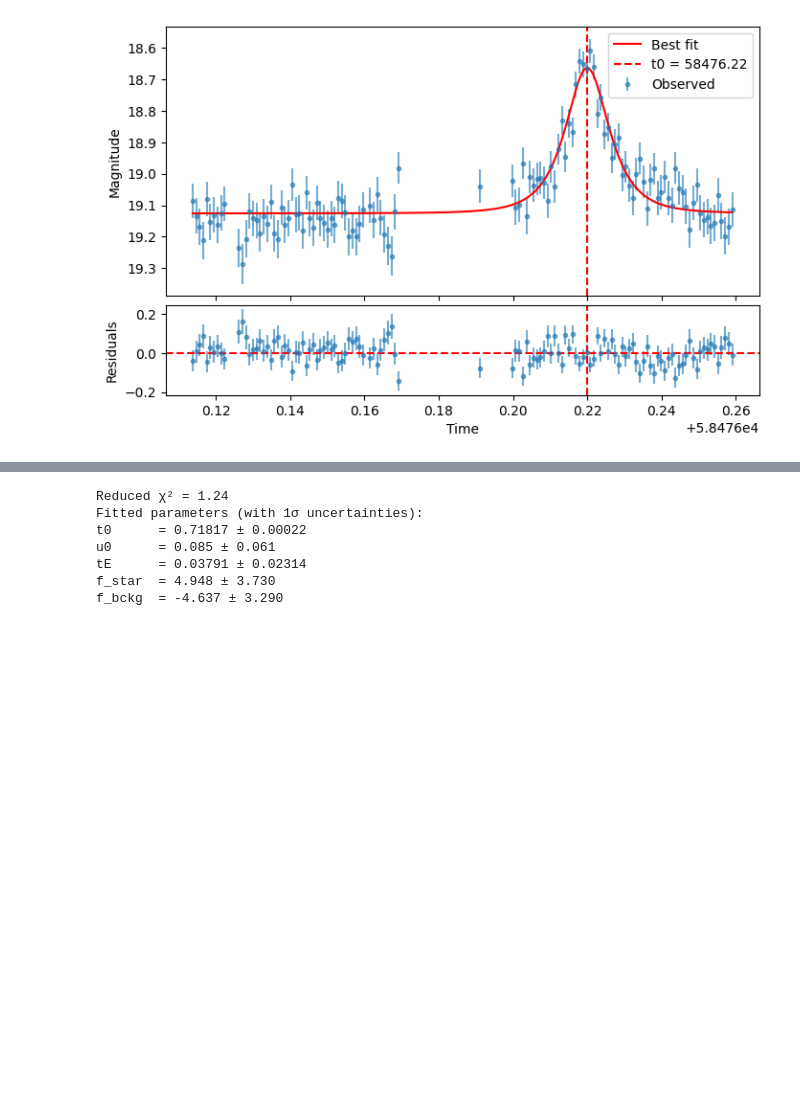
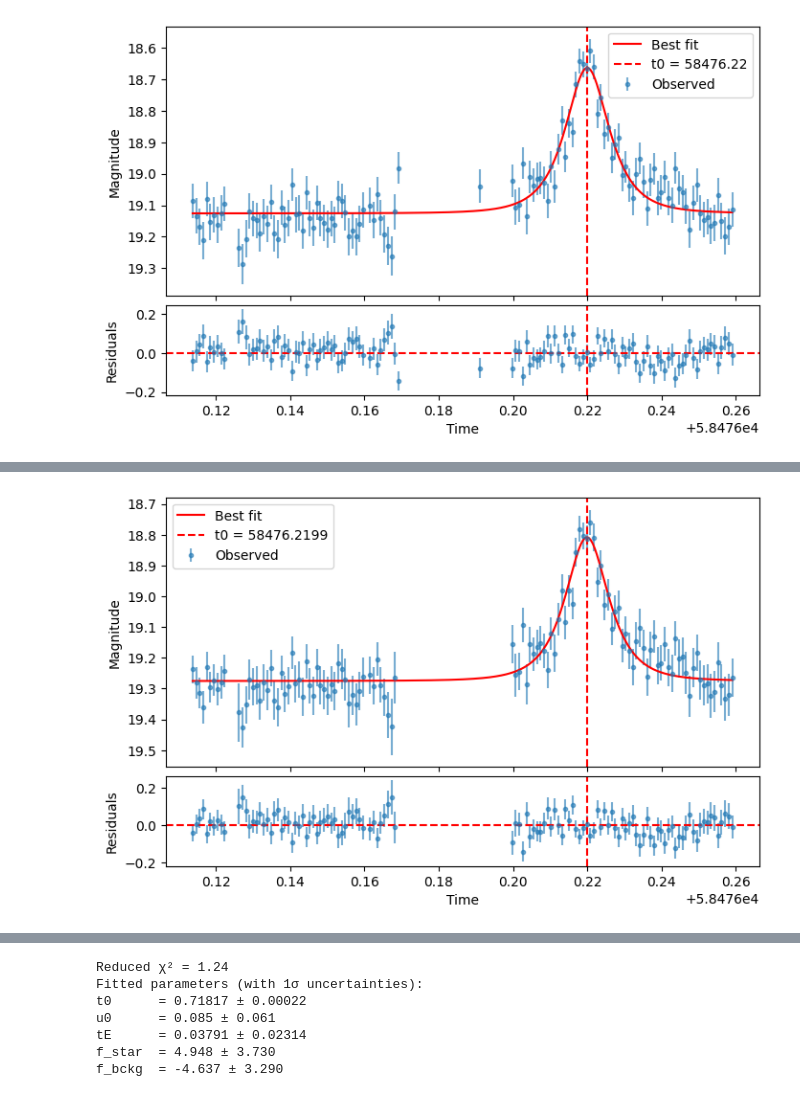
Before and after one commit to snad-space/flare-classifier, a Jupyter notebook: nb/mulens-805205100020986.ipynb, the cells around one changed output, grey strips where cells are left out. Drawn from its saved outputs; the diff is of its cells as text; code cells hidden in the pictures; blank space fills up the shorter version.

```diff
--- a/nb/mulens-805205100020986.ipynb
+++ b/nb/mulens-805205100020986.ipynb
@@ -105,3 +101,18 @@ u0     = 0.800 ± 0.020
 tE     = 0.00799 ± 0.00046
 m_base = 19.126 ± 0.007
 [figure]
+# %%
+import lsdb
+
+zuber = lsdb.read_hats(
+    "https://data.lsdb.io/hats/ztf_dr16/zubercal",
+    search_filter=lsdb.ConeSearch(ra=1.6191310925, dec=54.08183605141, radius_arcsec=0.2),
+    filters=[
+        ("mjd", ">", 58476.0),
+        ("mjd", "<", 58477.0),
+        ("magerr", "<", 1000),
+        ("info", "==", 0),
+        ("flag", "==", 0),
+    ]
+).compute()
+zuber
@@ -107,0 +128,61 @@ m_base = 19.126 ± 0.007
+# %%
+t_obs = zuber["mjd"]
+mag_obs = zuber['mag']
+mag_err = zuber['magerr'] / 1e4
+
+# Fit the model to magnitude data
+p0 = [np.mean(t_obs), 0.2, 0.1, np.max(mag_obs)]
+popt, pcov = curve_fit(
+    microlens_mag_model,
+    t_obs,
+    mag_obs,
+    sigma=mag_err,
+    absolute_sigma=True,
+    p0=p0,
+    bounds=[(-np.inf, -np.inf, 0.0, -np.inf), (np.inf, np.inf, np.inf, np.inf)],
+)
+
+t0_fit, u0_fit, tE_fit, m_base_fit = popt
+perr = np.sqrt(np.diag(pcov))
+
+# Compute model and residuals
+t_ = np.linspace(t_obs.min(), t_obs.max(), 1001)
+mag_fit = microlens_mag_model(t_, *popt)
+residuals = mag_obs - microlens_mag_model(t_obs, *popt)
+
+chi2 = np.sum((residuals / mag_err) ** 2)
+dof = len(mag_obs) - len(popt)
+chi2_red = chi2 / dof
+print(f"Reduced χ² = {chi2_red:.2f}")
+
+# Output fit results
+print("Fitted parameters (with 1σ uncertainties):")
+print(f"t0     = {t0_fit:.5f} ± {perr[0]:.5f}")
+print(f"u0     = {u0_fit:.3f} ± {perr[1]:.3f}")
+print(f"tE     = {tE_fit:.5f} ± {perr[2]:.5f}")
+print(f"m_base = {m_base_fit:.3f} ± {perr[3]:.3f}")
+
+# Plot with residuals
+fig, (ax1, ax2) = plt.subplots(
+    2, 1, sharex=True, figsize=(8, 5),
+    gridspec_kw={"height_ratios": [3, 1], "hspace": 0.05}
+)
+
+
+# Light curve
+ax1.errorbar(t_obs, mag_obs, yerr=mag_err, fmt='o', ms=3, label='Observed', alpha=0.6)
+ax1.plot(t_, mag_fit, 'r-', label='Best fit')
+ax1.axvline(t0_fit, color='r', linestyle='--', label=f't0 = {t0_fit:.4f}')
+ax1.invert_yaxis()
+ax1.set_ylabel("Magnitude")
+ax1.legend()
+
+# Residuals
+ax2.errorbar(t_obs, residuals, yerr=mag_err, fmt='o', ms=3, alpha=0.6)
+ax2.axhline(0, color='r', ls='--')
+ax2.axvline(t0_fit, color='r', linestyle='--')
+ax2.set_xlabel("Time")
+ax2.set_ylabel("Residuals")
+
+plt.show()
+# %% [output]
@@ -108,3 +195,4 @@ m_base = 19.126 ± 0.007
+[figure, added]
 # %%
 forced_data = b"""# ------------------------------------------------------------------
 # Generated by forcedphotometry_trim.pl, v3.8 on 2025-04-15 at 11:27:47
```
Also changed, not shown: parts of 4 cells of this notebook.
